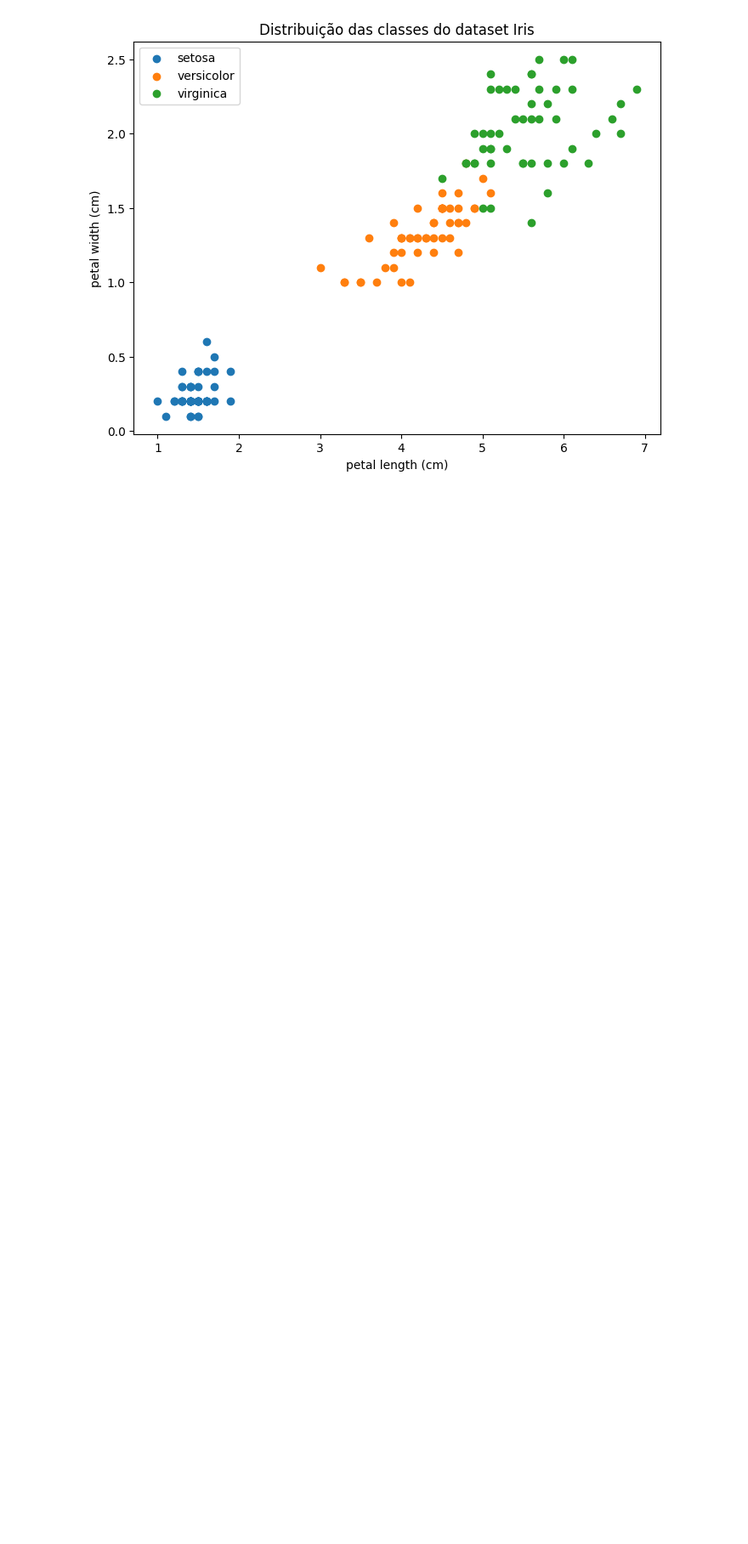
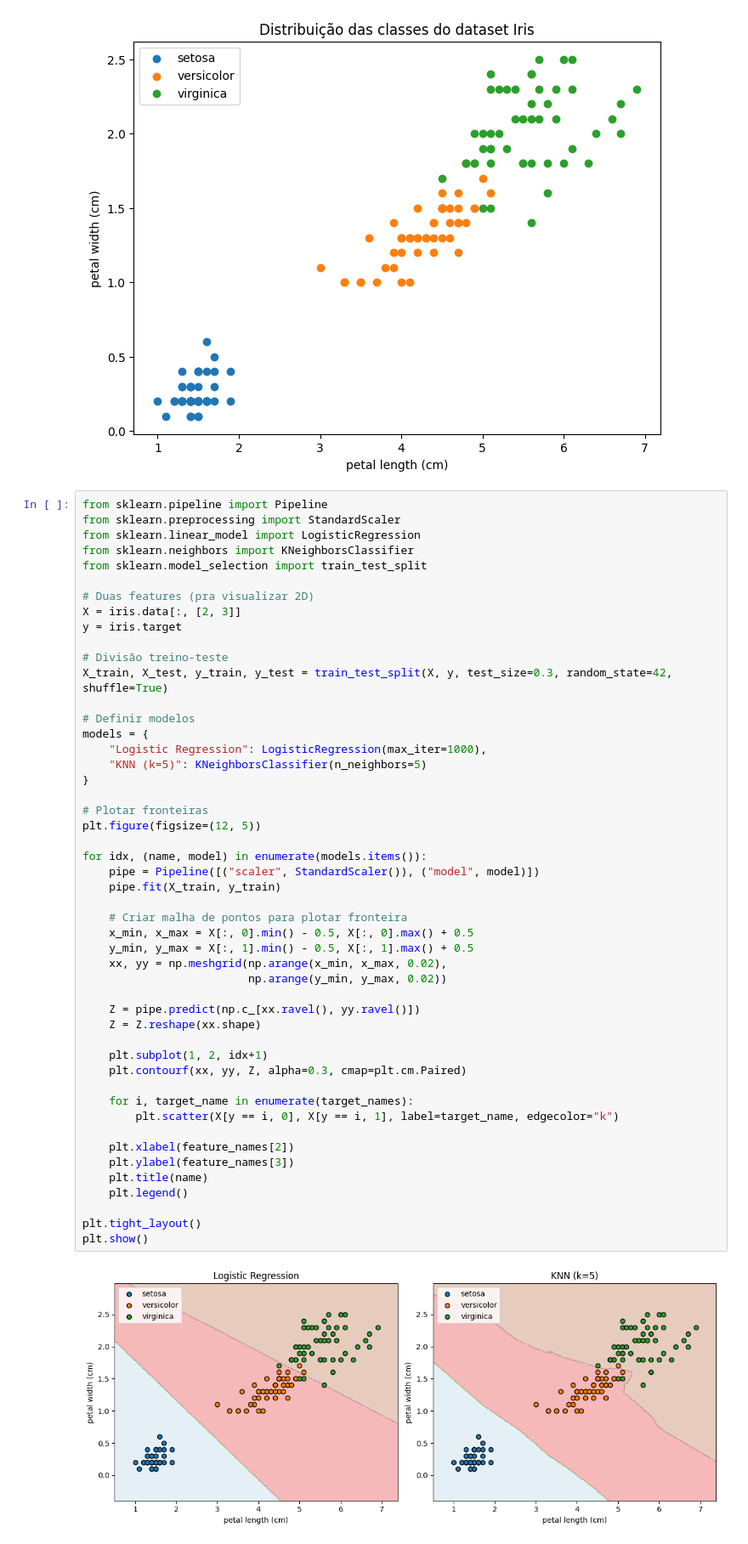
Before and after one commit to IrineuBovoJunior398/Pos-em-IA, a Jupyter notebook: LOAD_IRIS_APRENDENDO_SKLEARN_E_SEUS_USOS.ipynb, the cells around one changed output. Shown at 85% size. Drawn from its saved outputs; the diff is of its cells as text; blank space fills up the shorter version.

```diff
--- a/LOAD_IRIS_APRENDENDO_SKLEARN_E_SEUS_USOS.ipynb
+++ b/LOAD_IRIS_APRENDENDO_SKLEARN_E_SEUS_USOS.ipynb
@@ -119,3 +119,54 @@ plt.title("Distribuição das classes do dataset Iris")
 plt.show()
 # %% [output]
 [figure]
+# %%
+from sklearn.pipeline import Pipeline
+from sklearn.preprocessing import StandardScaler
+from sklearn.linear_model import LogisticRegression
+from sklearn.neighbors import KNeighborsClassifier
+from sklearn.model_selection import train_test_split
+
+# Duas features (pra visualizar 2D)
+X = iris.data[:, [2, 3]]
+y = iris.target
+
+# Divisão treino-teste
+X_train, X_test, y_train, y_test = train_test_split(X, y, test_size=0.3, random_state=42, shuffle=True)
+
+# Definir modelos
+models = {
+    "Logistic Regression": LogisticRegression(max_iter=1000),
+    "KNN (k=5)": KNeighborsClassifier(n_neighbors=5)
+}
+
+# Plotar fronteiras
+plt.figure(figsize=(12, 5))
+
+for idx, (name, model) in enumerate(models.items()):
+    pipe = Pipeline([("scaler", StandardScaler()), ("model", model)])
+    pipe.fit(X_train, y_train)
+
+    # Criar malha de pontos para plotar fronteira
+    x_min, x_max = X[:, 0].min() - 0.5, X[:, 0].max() + 0.5
+    y_min, y_max = X[:, 1].min() - 0.5, X[:, 1].max() + 0.5
+    xx, yy = np.meshgrid(np.arange(x_min, x_max, 0.02),
+                         np.arange(y_min, y_max, 0.02))
+
+    Z = pipe.predict(np.c_[xx.ravel(), yy.ravel()])
+    Z = Z.reshape(xx.shape)
+
+    plt.subplot(1, 2, idx+1)
+    plt.contourf(xx, yy, Z, alpha=0.3, cmap=plt.cm.Paired)
+
+    for i, target_name in enumerate(target_names):
+        plt.scatter(X[y == i, 0], X[y == i, 1], label=target_name, edgecolor="k")
+
+    plt.xlabel(feature_names[2])
+    plt.ylabel(feature_names[3])
+    plt.title(name)
+    plt.legend()
+
+plt.tight_layout()
+plt.show()
+# %% [output]
+[figure, added]
```
Also changed, not shown: parts of 1 cell of this notebook.
